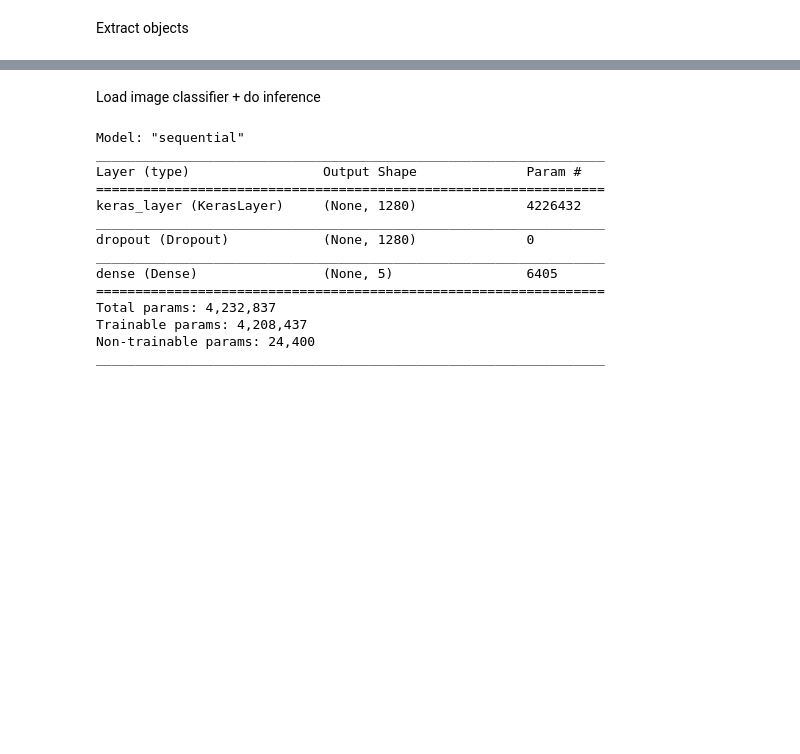
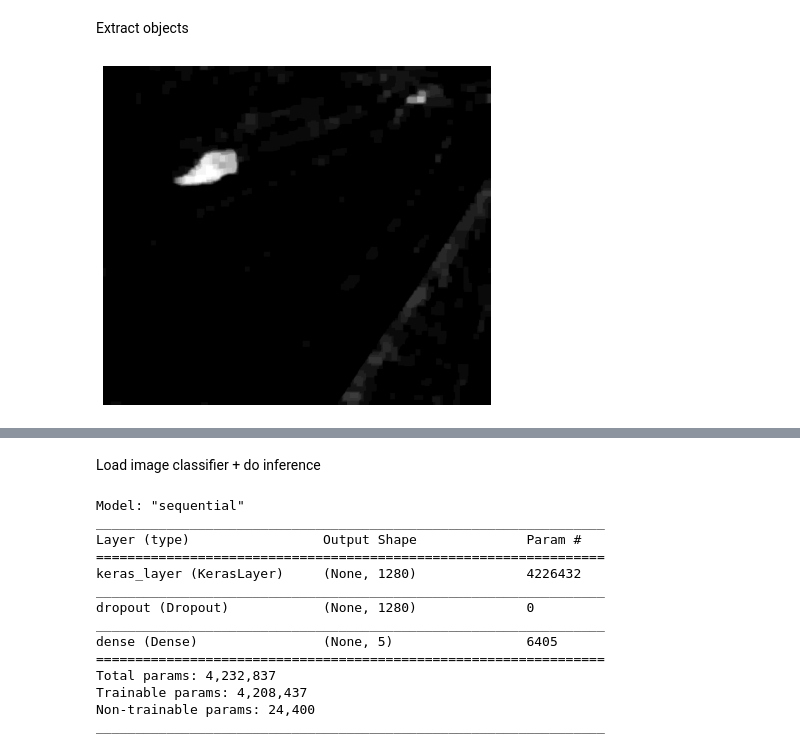
Before and after one commit to BerntA/CVEET, a Jupyter notebook: src/object-detection-bgsub.ipynb, the cells around one changed output, grey strips where cells are left out. Cells and saved outputs as stored; diff of their text form; code cells hidden in the pictures; blank space fills up the shorter version.

```diff
--- a/src/object-detection-bgsub.ipynb
+++ b/src/object-detection-bgsub.ipynb
@@ -96,4 +108,9 @@ def extract_foreground(src, blur=5):
     opening = cv2.morphologyEx(erosion, cv2.MORPH_OPEN, kernel4)
 
     return opening, (opening > 0).astype(int)
+# %%
+I, mask = extract_foreground(fg[-1][-1], fn=lambda x: blur(x, (5,5)))
+show_image(I, grayscale=True, size=(8,5))
+# %% [output]
+[figure, added]
 # %%
```
Also changed, not shown: parts of 14 cells of this notebook.
